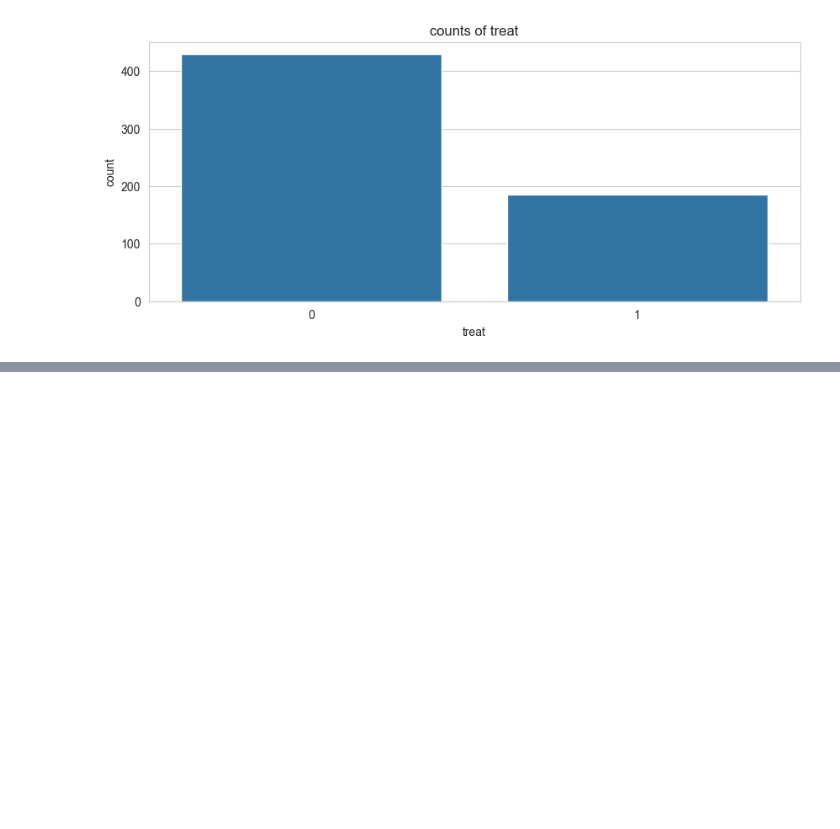
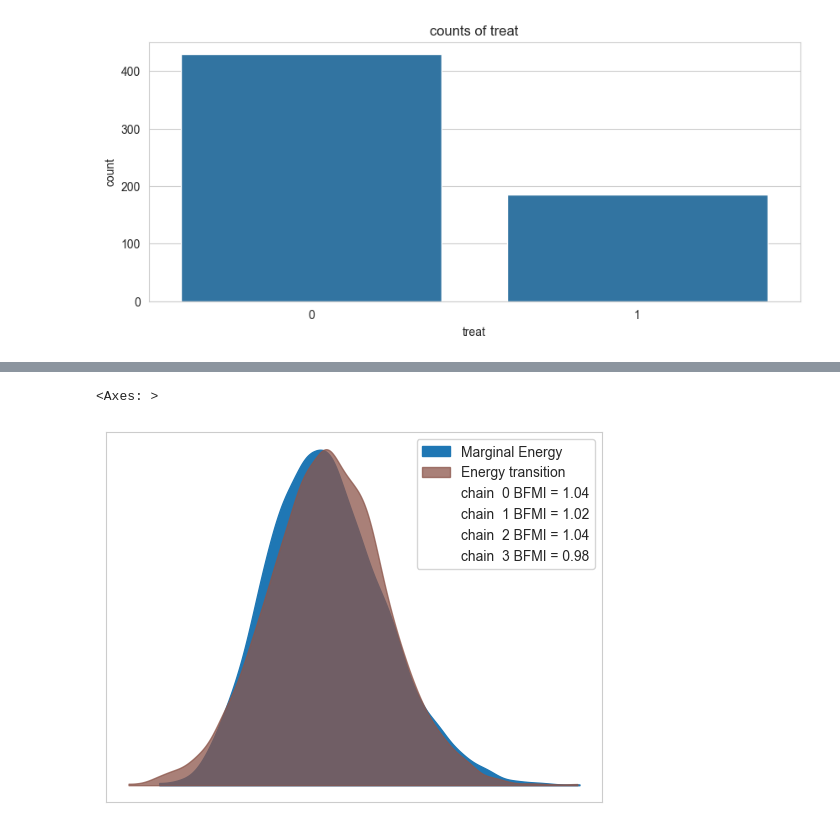
Before and after one commit to ori112/bayesian_causal_inference, a Jupyter notebook: project.ipynb, the cells around one changed output, grey strips where cells are left out. Cells and saved outputs as stored; diff of their text form; code cells hidden in the pictures; blank space fills up the shorter version.

```diff
--- a/project.ipynb
+++ b/project.ipynb
@@ -134,0 +268,6 @@ plt.show()
+# %%
+#Inspecting enery plot
+az.plot_energy(trace)
+# %% [output]
+<Axes: >
+[figure, added]
```
Also changed, not shown: parts of 15 cells of this notebook, 2 other files.
